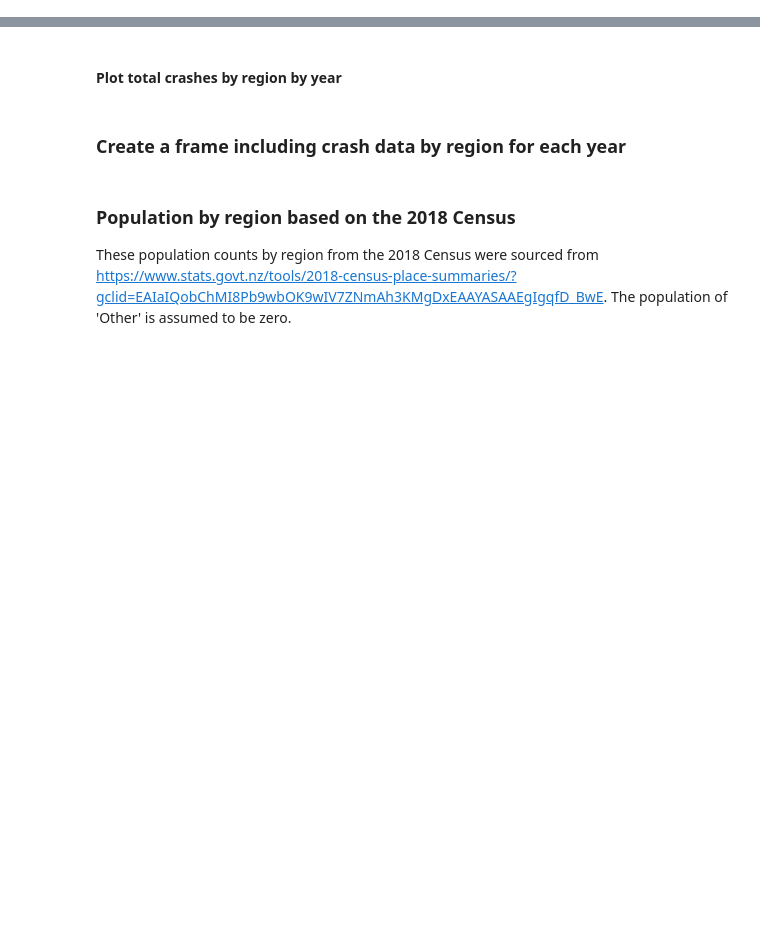
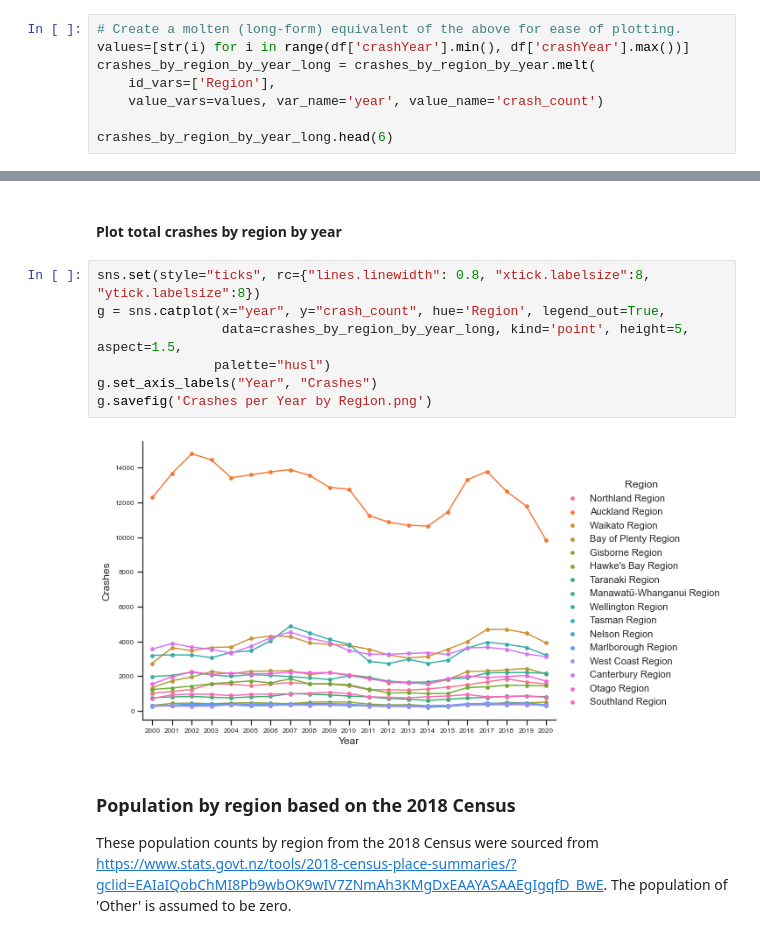
Before and after one commit to melancurion/Traffic_Data_Study, a Jupyter notebook: notebook/Traffic_Data_Analysis.ipynb, the cells around one changed output, grey strips where cells are left out. Drawn from its saved outputs; the diff is of its cells as text; blank space fills up the shorter version.

```diff
--- a/notebook/Traffic_Data_Analysis.ipynb
+++ b/notebook/Traffic_Data_Analysis.ipynb
@@ -358,3 +368,11 @@ crashes_by_region_by_year
 | 13 | Canterbury Region | 3563 | 3884 | 3670 | 3548 | 3322 | 3722 | 4210 | 4542 | 4180 | 3937 | ... |
 | 14 | Otago Region | 1553 | 1971 | 2257 | 2102 | 2190 | 2133 | 2145 | 2234 | 2195 | 2204 | ... |
 | 15 | Southland Region | 717 | 928 | 969 | 950 | 887 | 955 | 971 | 978 | 1020 | 1069 | ... |
+# %%
+# Create a molten (long-form) equivalent of the above for ease of plotting.
+values=[str(i) for i in range(df['crashYear'].min(), df['crashYear'].max())]
+crashes_by_region_by_year_long = crashes_by_region_by_year.melt(
+    id_vars=['Region'],
+    value_vars=values, var_name='year', value_name='crash_count')
+
+crashes_by_region_by_year_long.head(6)
@@ -361,7 +387,14 @@ crashes_by_region_by_year
 # %% [markdown]
 #### Plot total crashes by region by year
-# %% [markdown]
-### Create a frame including crash data by region for each year
+# %%
+sns.set(style="ticks", rc={"lines.linewidth": 0.8, "xtick.labelsize":8, "ytick.labelsize":8})
+g = sns.catplot(x="year", y="crash_count", hue='Region', legend_out=True,
+                data=crashes_by_region_by_year_long, kind='point', height=5, aspect=1.5,
+               palette="husl")
+g.set_axis_labels("Year", "Crashes")
+g.savefig('Crashes per Year by Region.png')
+# %% [output]
+[figure, added]
 # %% [markdown]
 ### Population by region based on the 2018 Census
 These population counts by region from the 2018 Census were sourced from
```
Also changed, not shown: parts of 36 cells of this notebook, 6 other files.
